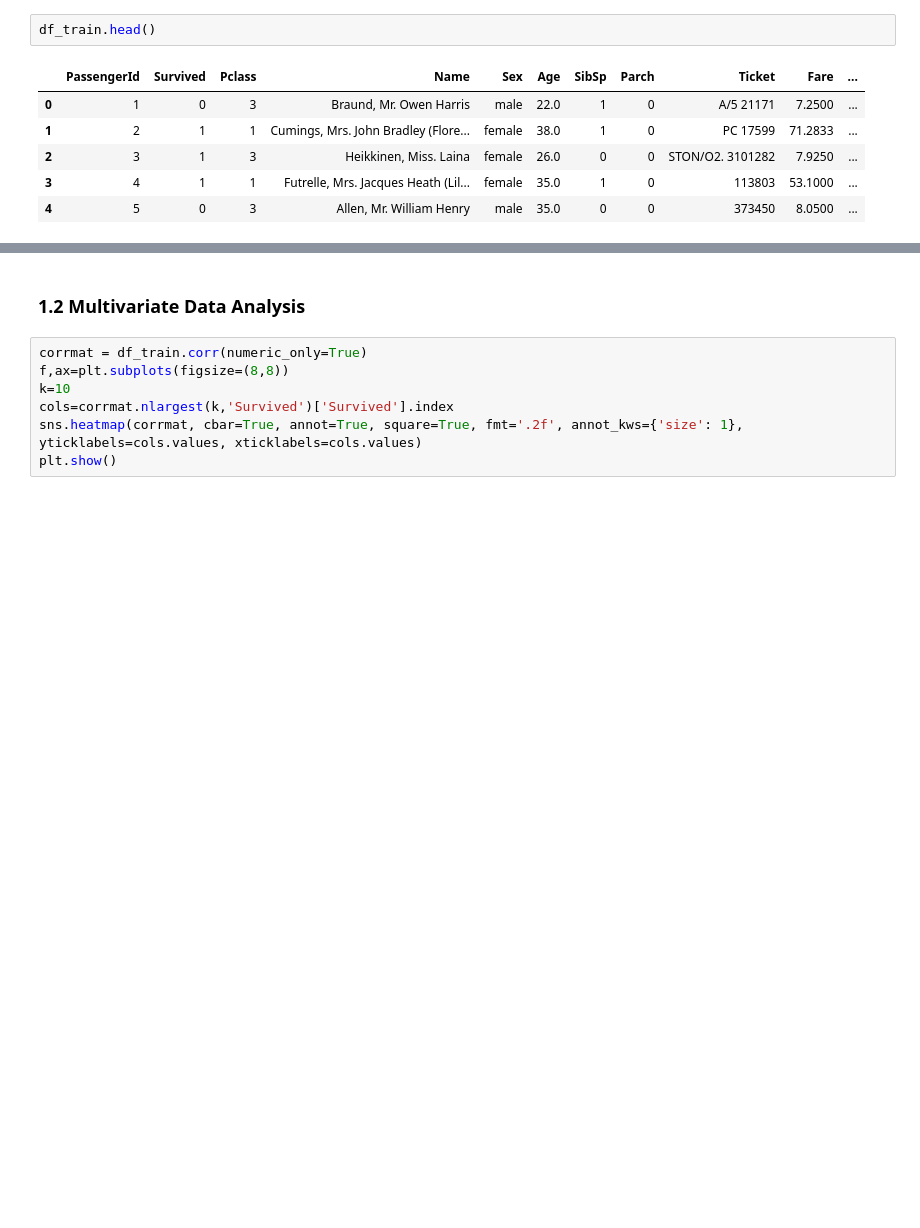
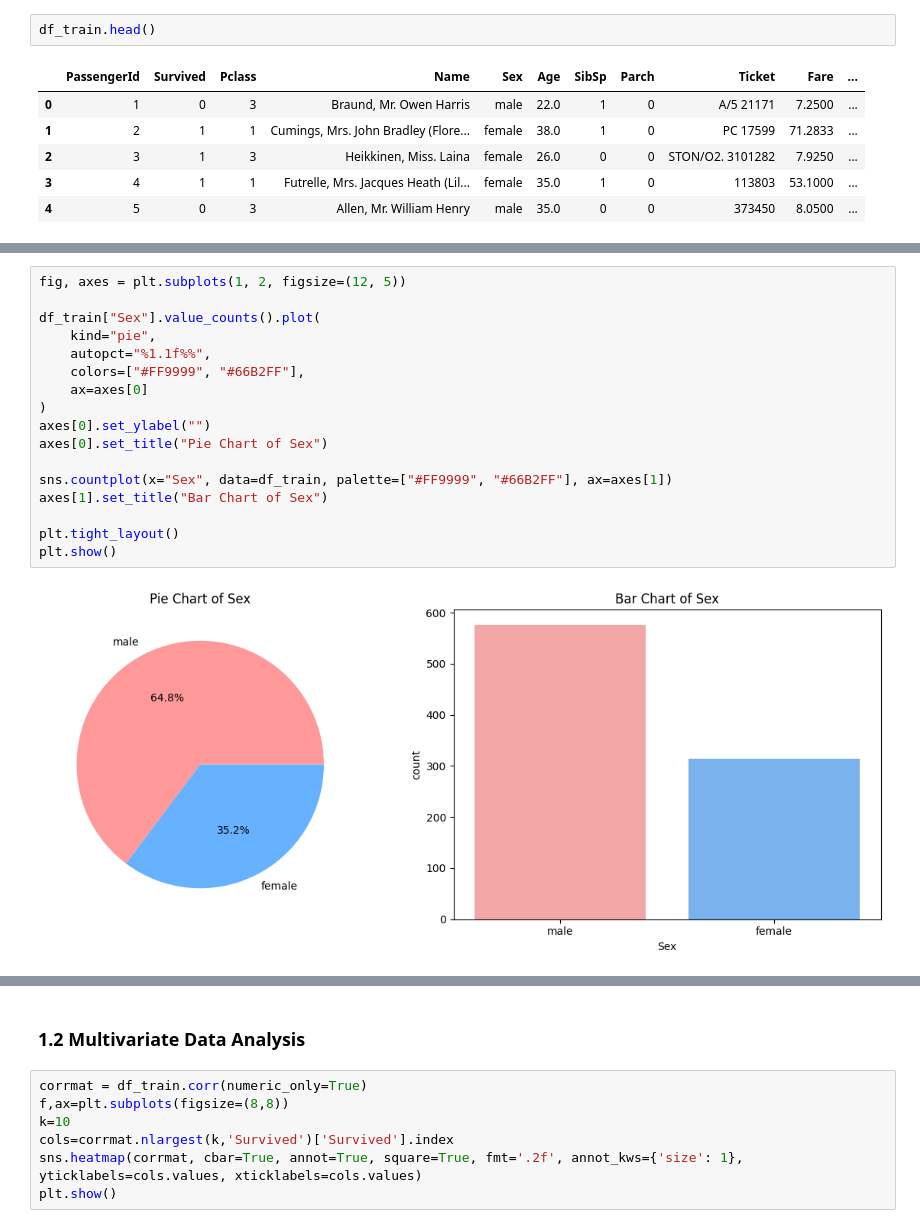
Before and after one commit to fede-giorgi/Transformer_is_All_You_Need, a Jupyter notebook: project.ipynb, the cells around one changed output, grey strips where cells are left out. Saved outputs shown, nothing was run; the diff lists cells and outputs as text; blank space fills up the shorter version.

```diff
--- a/project.ipynb
+++ b/project.ipynb
@@ -111,0 +105,19 @@ sns.distplot(df_train['Fare'])
+# %%
+fig, axes = plt.subplots(1, 2, figsize=(12, 5))
+
+df_train["Sex"].value_counts().plot(
+    kind="pie",
+    autopct="%1.1f%%",
+    colors=["#FF9999", "#66B2FF"],
+    ax=axes[0]
+)
+axes[0].set_ylabel("")
+axes[0].set_title("Pie Chart of Sex")
+
+sns.countplot(x="Sex", data=df_train, palette=["#FF9999", "#66B2FF"], ax=axes[1])
+axes[1].set_title("Bar Chart of Sex")
+
+plt.tight_layout()
+plt.show()
+# %% [output]
+[figure, added]
```
Also changed, not shown: parts of 24 cells of this notebook.
